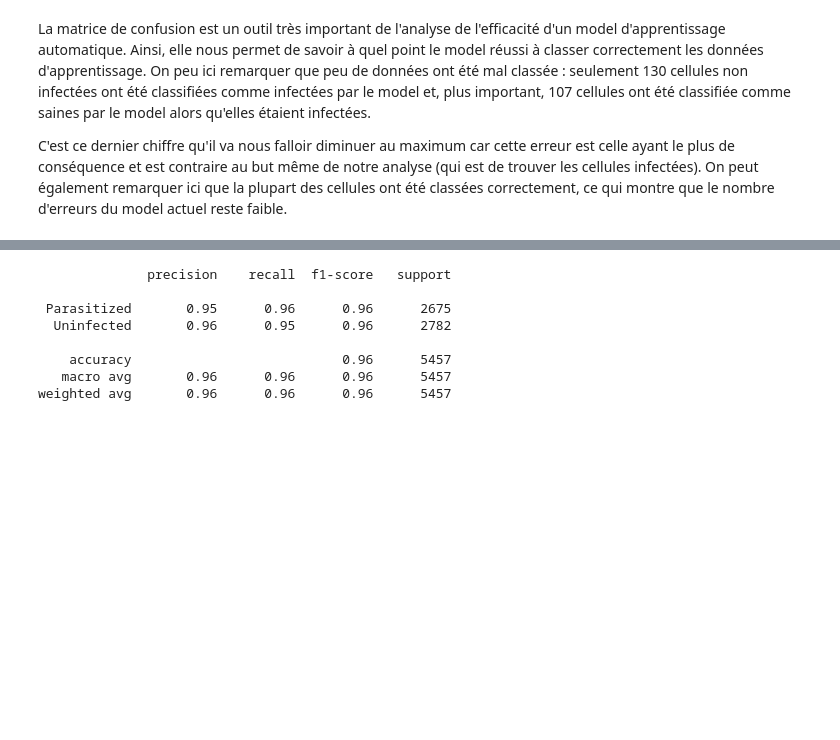
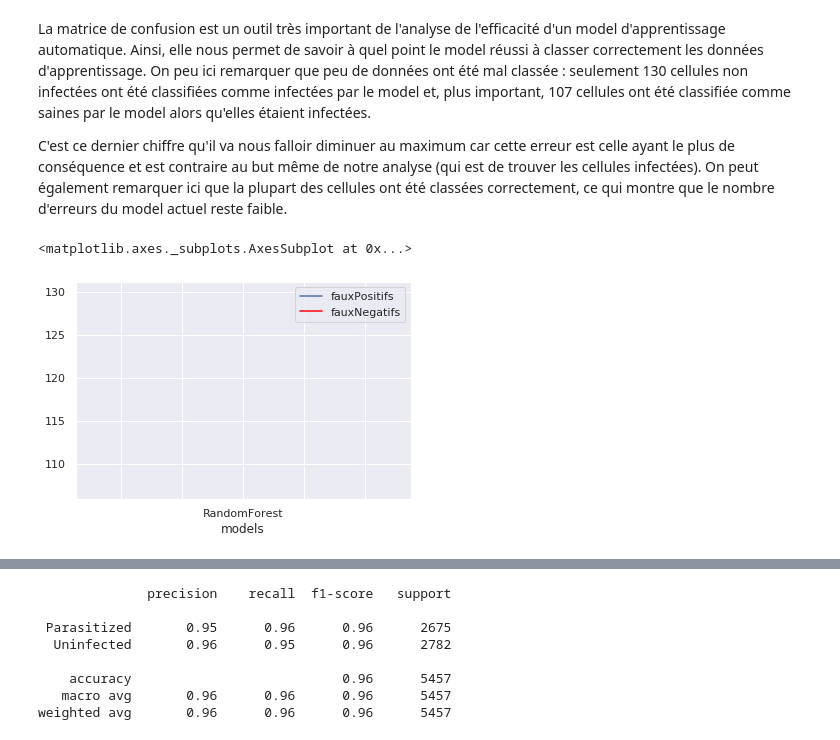
Before and after one commit to MathildeLasseigne/info232, a Jupyter notebook: README_{visualization}.ipynb, the cells around one changed output, grey strips where cells are left out. Cells and saved outputs as stored; diff of their text form; code cells hidden in the pictures; blank space fills up the shorter version.

Commit message:
Ajout d'un graphe d'analyse entre models

```diff
--- a/README_{visualization}.ipynb
+++ b/README_{visualization}.ipynb
@@ -251,3 +251,17 @@ La matrice de confusion est un outil très important de l'analyse de l'efficacit
 
 C'est ce dernier chiffre qu'il va nous falloir diminuer au maximum car cette erreur est celle ayant le plus de conséquence et est contraire au but même de notre analyse (qui est de trouver les cellules infectées).
 On peut également remarquer ici que la plupart des cellules ont été classées correctement, ce qui montre que le nombre d'erreurs du model actuel reste faible.
+# %%
+from sklearn.metrics import confusion_matrix
+tnRF, fpRF, fnRF, tpRF = confusion_matrix(y_test_pre, Y_hat_test_pre).ravel() #RF pour RandomForest, le faire pour tous les models à analyser
+compMod = pd.DataFrame({
+    'models':['RandomForest'], #Completer pour chaque model additionnel
+    'fauxPositifs':[fpRF],  #Completer pour chaque model additionnel
+    'fauxNegatifs':[fnRF]  #Completer pour chaque model additionnel
+})
+ax = plt.gca()
+compMod.plot(kind='line',x='models',y='fauxPositifs',ax=ax)
+compMod.plot(kind='line',x='models',y='fauxNegatifs', color='red', ax=ax)
+# %% [output]
+<matplotlib.axes._subplots.AxesSubplot at 0x...>
+[figure, added]
```
Also changed, not shown: parts of 3 cells of this notebook.
